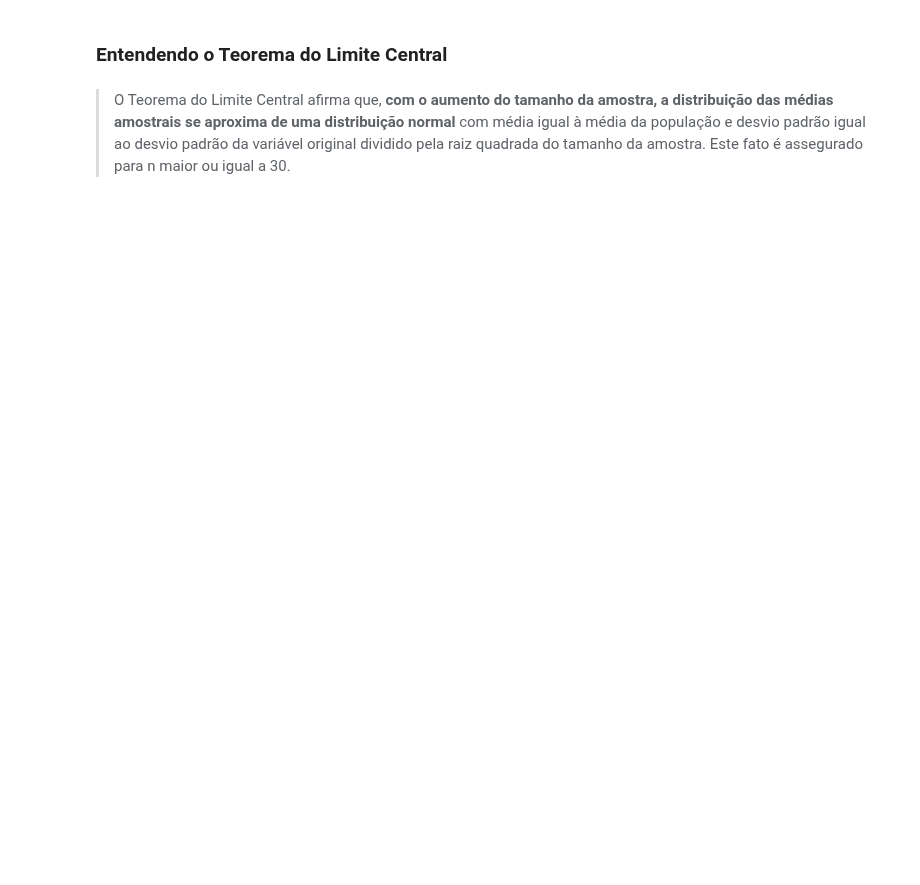
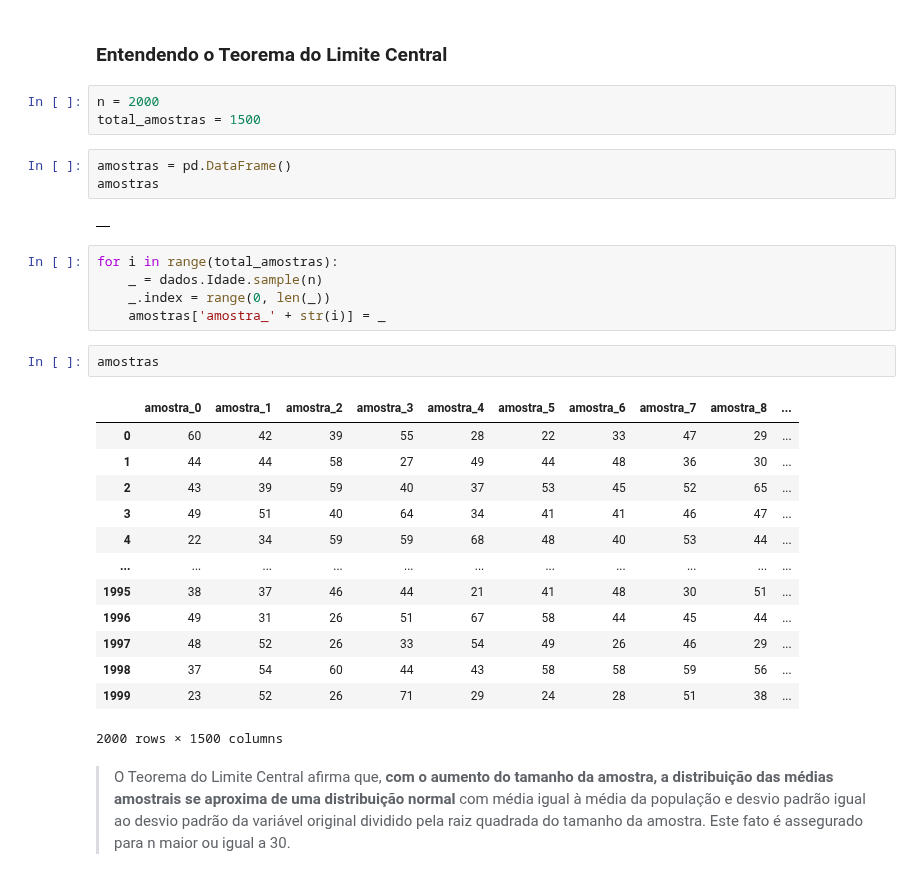
Before and after one commit to JhonCostaDev/oracle_one_alura, a Jupyter notebook: estatistica_2/Curso_de_Estatística_Parte_2.ipynb, the cells around one changed output. Cells and saved outputs as stored; diff of their text form; blank space fills up the shorter version.

```diff
--- a/estatistica_2/Curso_de_Estatística_Parte_2.ipynb
+++ b/estatistica_2/Curso_de_Estatística_Parte_2.ipynb
@@ -952,5 +997,34 @@ Suponha que os pesos dos sacos de arroz de uma indústria alimentícia se distri
 O desvio padrão das médias amostrais é conhecido como **erro padrão da média**
 # %% [markdown]
 ### Entendendo o Teorema do Limite Central
+# %%
+n = 2000
+total_amostras = 1500
+# %%
+amostras = pd.DataFrame()
+amostras
+# %% [output]
+|  |
+# %%
+for i in range(total_amostras):
+    _ = dados.Idade.sample(n)
+    _.index = range(0, len(_))
+    amostras['amostra_' + str(i)] = _
+# %%
+amostras
+# %% [output]
+|  | amostra_0 | amostra_1 | amostra_2 | amostra_3 | amostra_4 | amostra_5 | amostra_6 | amostra_7 | amostra_8 | ... |
+| 0 | 60 | 42 | 39 | 55 | 28 | 22 | 33 | 47 | 29 | ... |
+| 1 | 44 | 44 | 58 | 27 | 49 | 44 | 48 | 36 | 30 | ... |
+| 2 | 43 | 39 | 59 | 40 | 37 | 53 | 45 | 52 | 65 | ... |
+| 3 | 49 | 51 | 40 | 64 | 34 | 41 | 41 | 46 | 47 | ... |
+| 4 | 22 | 34 | 59 | 59 | 68 | 48 | 40 | 53 | 44 | ... |
+| ... | ... | ... | ... | ... | ... | ... | ... | ... | ... | ... |
+| 1995 | 38 | 37 | 46 | 44 | 21 | 41 | 48 | 30 | 51 | ... |
+| 1996 | 49 | 31 | 26 | 51 | 67 | 58 | 44 | 45 | 44 | ... |
+| 1997 | 48 | 52 | 26 | 33 | 54 | 49 | 26 | 46 | 29 | ... |
+| 1998 | 37 | 54 | 60 | 44 | 43 | 58 | 58 | 59 | 56 | ... |
+| 1999 | 23 | 52 | 26 | 71 | 29 | 24 | 28 | 51 | 38 | ... |
+2000 rows × 1500 columns
 # %% [markdown]
 > O Teorema do Limite Central afirma que, **com o aumento do tamanho da amostra, a distribuição das médias amostrais se aproxima de uma distribuição normal** com média igual à média da população e desvio padrão igual ao desvio padrão da variável original dividido pela raiz quadrada do tamanho da amostra. Este fato é assegurado para n maior ou igual a 30.
```
Also changed, not shown: parts of 11 cells of this notebook, 1 other file.
